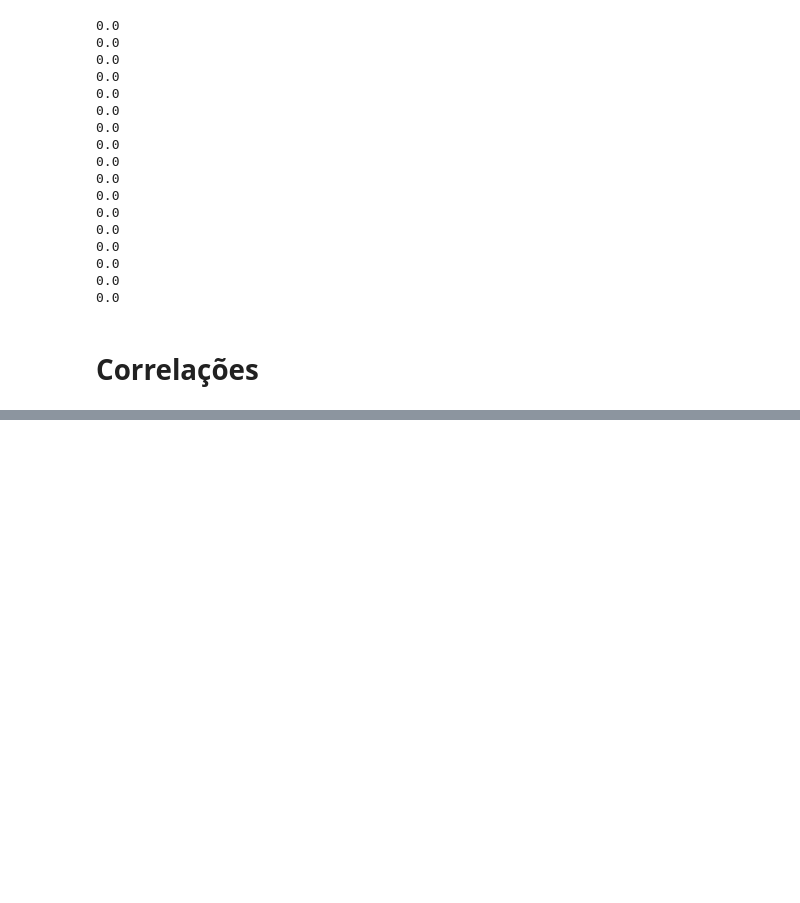
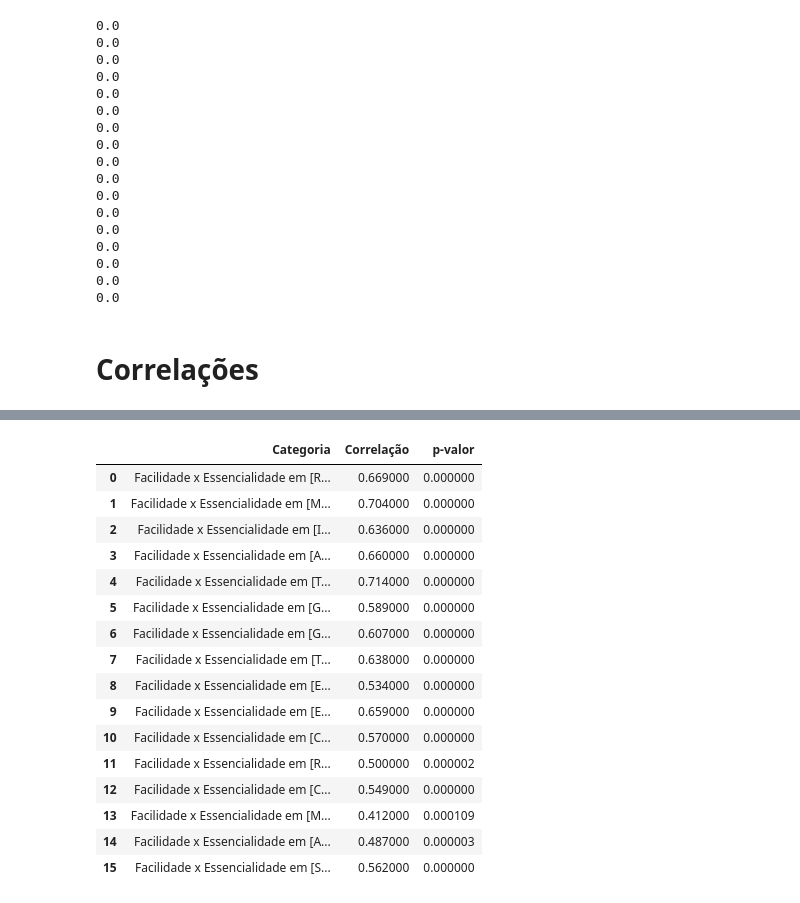
Before and after one commit to reset-ufc/appsec-practices-characterization-survey, a Jupyter notebook: Análise_Facilidade_frequencia_e_eficácia_(COM_PESO).ipynb, the cells around one changed output, grey strips where cells are left out. Saved outputs shown, nothing was run; the diff lists cells and outputs as text; code cells hidden in the pictures; blank space fills up the shorter version.

```diff
--- a/Análise_Facilidade_frequencia_e_eficácia_(COM_PESO).ipynb
+++ b/Análise_Facilidade_frequencia_e_eficácia_(COM_PESO).ipynb
@@ -1103,0 +1173,20 @@ correlations_use_facilidade_df
+# %%
+correlation_facilidade_ess_df
+# %% [output]
+|  | Categoria | Correlação | p-valor |
+| 0 | Facilidade x Essencialidade em [R... | 0.669000 | 0.000000 |
+| 1 | Facilidade x Essencialidade em [M... | 0.704000 | 0.000000 |
+| 2 | Facilidade x Essencialidade em [I... | 0.636000 | 0.000000 |
+| 3 | Facilidade x Essencialidade em [A... | 0.660000 | 0.000000 |
+| 4 | Facilidade x Essencialidade em [T... | 0.714000 | 0.000000 |
+| 5 | Facilidade x Essencialidade em [G... | 0.589000 | 0.000000 |
+| 6 | Facilidade x Essencialidade em [G... | 0.607000 | 0.000000 |
+| 7 | Facilidade x Essencialidade em [T... | 0.638000 | 0.000000 |
+| 8 | Facilidade x Essencialidade em [E... | 0.534000 | 0.000000 |
+| 9 | Facilidade x Essencialidade em [E... | 0.659000 | 0.000000 |
+| 10 | Facilidade x Essencialidade em [C... | 0.570000 | 0.000000 |
+| 11 | Facilidade x Essencialidade em [R... | 0.500000 | 0.000002 |
+| 12 | Facilidade x Essencialidade em [C... | 0.549000 | 0.000000 |
+| 13 | Facilidade x Essencialidade em [M... | 0.412000 | 0.000109 |
+| 14 | Facilidade x Essencialidade em [A... | 0.487000 | 0.000003 |
+| 15 | Facilidade x Essencialidade em [S... | 0.562000 | 0.000000 |
```
Also changed, not shown: parts of 9 cells of this notebook.
